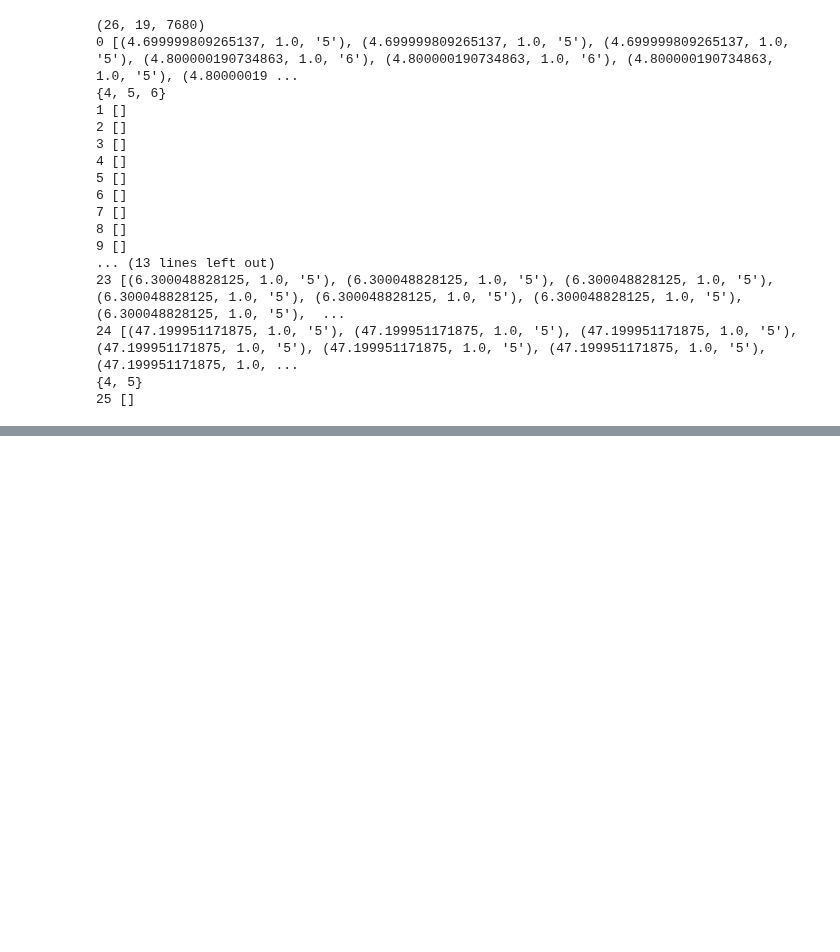
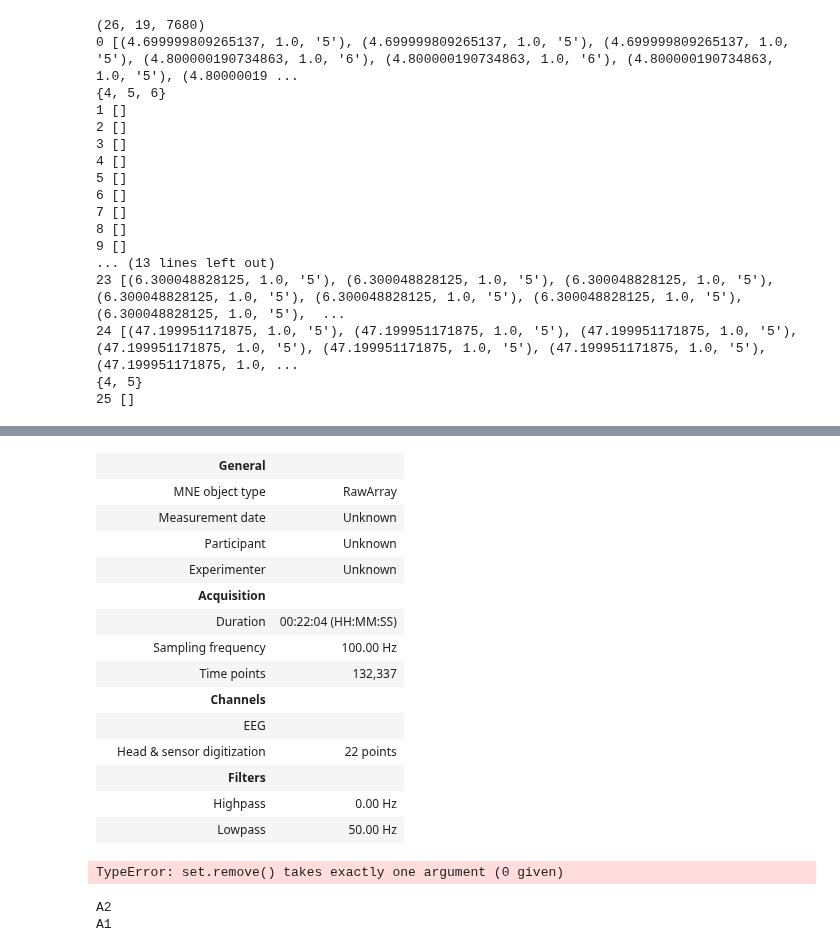
Before and after one commit to MatthewChen37/EEG-Foundation-Model, a Jupyter notebook: Finetuning/finetuningPlayground.ipynb, the cells around one changed output, grey strips where cells are left out. Cells and saved outputs as stored; diff of their text form; code cells hidden in the pictures; blank space fills up the shorter version.

```diff
--- a/Finetuning/finetuningPlayground.ipynb
+++ b/Finetuning/finetuningPlayground.ipynb
@@ -96,0 +219,18 @@ for idx, annotations in enumerate(annotations_per_epoch):
+# %%
+raw.set_montage(montage)
+# %% [output]
+|  | General |  |
+|  | MNE object type | RawArray |
+|  | Measurement date | Unknown |
+|  | Participant | Unknown |
+|  | Experimenter | Unknown |
+|  | Acquisition |  |
+|  | Duration | 00:22:04 (HH:MM:SS) |
+|  | Sampling frequency | 100.00 Hz |
+|  | Time points | 132,337 |
+|  | Channels |  |
+|  | EEG |  |
+|  | Head & sensor digitization | 22 points |
+|  | Filters |  |
+|  | Highpass | 0.00 Hz |
+|  | Lowpass | 50.00 Hz |
@@ -96,0 +246,4 @@ for idx, annotations in enumerate(annotations_per_epoch):
+# %%
+assert set(raw.info["ch_names"]) == CHANNELS_TO_KEEP, f"{raw.info['ch_names']} != {CHANNELS_TO_KEEP}"
+# %% [output]
+TypeError: set.remove() takes exactly one argument (0 given)
@@ -96,0 +254,7 @@ for idx, annotations in enumerate(annotations_per_epoch):
+# %%
+for ch in CHANNELS_TO_KEEP:
+	if ch not in raw.info["ch_names"]:
+		print(ch)
+# %% [output]
+A2
+A1
```
Also changed, not shown: parts of 24 cells of this notebook, 2 other files.
